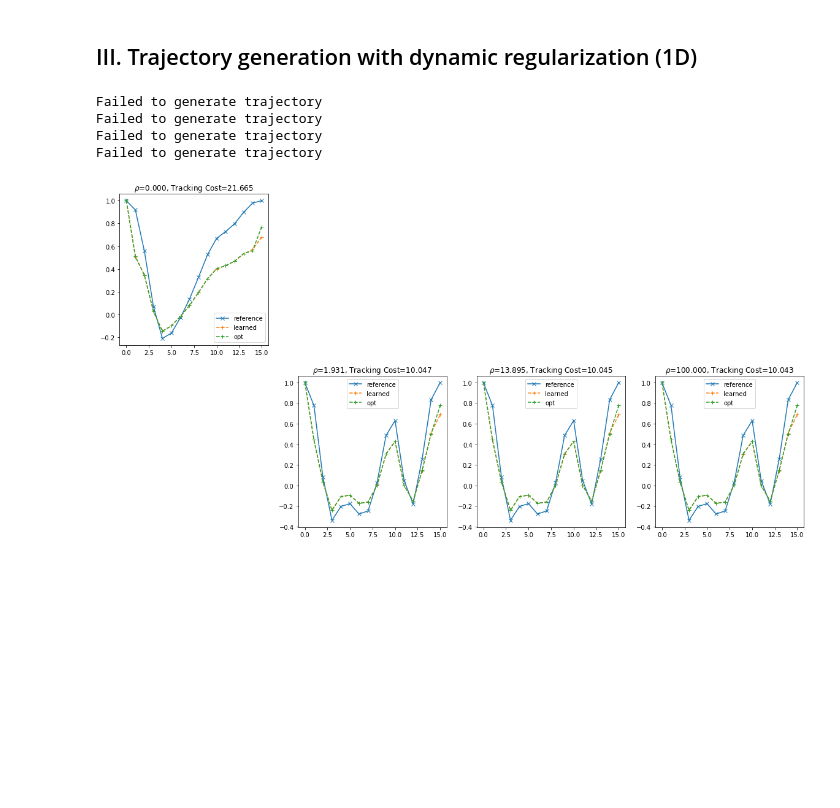
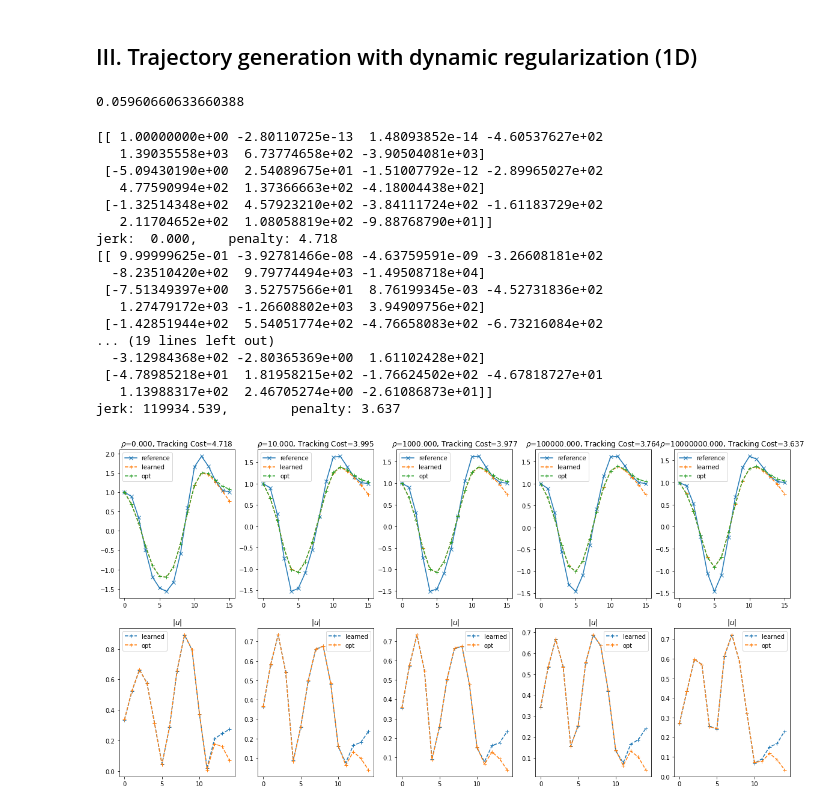
Before and after one commit to Nusha97/Layered-control-architectures-for-Robotics, a Jupyter notebook: tracking/LSTD Tutorial.ipynb, the cells around one changed output. Cells and saved outputs as stored; diff of their text form; code cells hidden in the pictures; blank space fills up the shorter version.

```diff
--- a/tracking/LSTD Tutorial.ipynb
+++ b/tracking/LSTD Tutorial.ipynb
@@ -136,7 +136,7 @@ p = 1
 q = 1
 sigma = 0
 A, B = test_utils.random_env(p, q, Anorm=0.99)
-Q, R = 10 * np.eye(p), np.eye(q)
+Q, R = 1 * np.eye(p), np.eye(q)
 Tref = 15
 # Construct augmented system for tracking
 At, Bt, Qt, Rt = lstd.nominal_to_tracking(A, B, Q, R, Tref)
@@ -176,30 +153,75 @@ learned_ctrl = test_utils.linear_feedback_controller(K)
+# %%
+# Collect trajectory
+ctrl = test_utils.random_controller(q)
+num_trajs = 5000
+T = Tref
+xtrajs, utrajs, rtrajs = [], [], []
+for _ in range(num_trajs):
+    # Sample a reference trajectory
+    #ref = test_utils.sample_ref_traj(p, T, order=8).flatten(order='F')
+    #ref = trajgen.min_jerk(waypoints, ts, order, Tref)[1]
+    ref = np.random.randn(p*(T+2))
+    # Collect trajectory using random tracking controller
+    xtraj, utraj, rtraj = test_utils.sample_traj(At, Bt, Qt, Rt, ctrl, T, ref, sigma=sigma)
+    xtrajs.append(xtraj)
+    utrajs.append(utraj)
+    rtrajs.append(rtraj)
+traj = lstd.construct_traj_list(xtrajs, utrajs, rtrajs)
+
+# Train a tracking controller
+K0 = np.random.random((q, p))
+K, P = lstd.lspi(traj, 0.99, max_iter=50, sigma=sigma)
+learned_ctrl = test_utils.linear_feedback_controller(K)
+# %%
+test_utils.relerr(Pstar, P)
+# %% [output]
+0.05960660633660388
 # %%
 # Spline trajectory
-waypoints = [1, np.random.randn(), np.random.randn(), 1]
-rhos = np.logspace(-4, 2, 8)
+#waypoints = [1, np.random.randn(), np.random.randn(), 1]
+rhos = np.concatenate([[0], np.logspace(1, 7, 4)])
 
 plt.figure(figsize=(20, 10))
 for i, rho in enumerate(rhos):
-    ret = trajgen.min_jerk(waypoints, ts, 8, Tref, P=Pvi, rho=rho)
+    ret = trajgen.min_jerk(waypoints, ts, 7, Tref, P=P, rho=rho)
     if ret is None:
         continue
     else:
         _, ref, tc = ret
     d0 = np.concatenate([[waypoints[0]], ref])
     xtraj, utraj, rtraj = test_utils.sample_traj(At, Bt, Qt, Rt, learned_ctrl, Tref, d0, sigma=0)
     xopt, uopt, ropt = test_utils.sample_traj(At, Bt, Qt, Rt, static_opt_ctrl, Tref, d0, sigma=0)
     vi_ctrlr = test_utils.TVcontroller(Kvi[:])
     xvi, uvi, rvi = test_utils.sample_traj(At, Bt, Qt, Rt, vi_ctrlr.ctrl, Tref, d0, sigma=0)
 
-    plt.subplot(2, int(len(rhos)/2), i+1)
+    plt.subplot(2, len(rhos), i+1)
     plt.plot(np.arange(Tref+1), ref, 'x-', label='reference')
     plt.plot(np.arange(Tref+1), xtraj[:,0], '+--', label='learned')
     plt.plot(np.arange(Tref+1), xvi[:,0], '+--', label='opt')
     plt.legend()
     plt.title(r'$\rho$={:.3f}, Tracking Cost={:.3f}'.format(rho, tc))
+
+    plt.subplot(2, len(rhos), i+1+len(rhos))
+    plt.plot(np.arange(Tref), np.abs(utraj)[:,0], '+--', label='learned')
+    plt.plot(np.arange(Tref), np.abs(uvi)[:,0], '+--', label='opt')
+    plt.legend()
+    plt.title(r'$|u|$'.format(rho, tc))
 # %% [output]
-Failed to generate trajectory
-Failed to generate trajectory
-Failed to generate trajectory
-Failed to generate trajectory
+[[ 1.00000000e+00 -2.80110725e-13  1.48093852e-14 -4.60537627e+02
+   1.39035558e+03  6.73774658e+02 -3.90504081e+03]
+ [-5.09430190e+00  2.54089675e+01 -1.51007792e-12 -2.89965027e+02
+   4.77590994e+02  1.37366663e+02 -4.18004438e+02]
+ [-1.32514348e+02  4.57923210e+02 -3.84111724e+02 -1.61183729e+02
+   2.11704652e+02  1.08058819e+02 -9.88768790e+01]]
+jerk:  0.000,    penalty: 4.718
+[[ 9.99999625e-01 -3.92781466e-08 -4.63759591e-09 -3.26608181e+02
+  -8.23510420e+02  9.79774494e+03 -1.49508718e+04]
+ [-7.51349397e+00  3.52757566e+01  8.76199345e-03 -4.52731836e+02
+   1.27479172e+03 -1.26608802e+03  3.94909756e+02]
+ [-1.42851944e+02  5.54051774e+02 -4.76658083e+02 -6.73216084e+02
+... (19 lines left out)
+  -3.12984368e+02 -2.80365369e+00  1.61102428e+02]
+ [-4.78985218e+01  1.81958215e+02 -1.76624502e+02 -4.67818727e+01
+   1.13988317e+02  2.46705274e+00 -2.61086873e+01]]
+jerk: 119934.539,        penalty: 3.637
-[figure, old version]
+[figure, new version]
```
Also changed, not shown: parts of 9 cells of this notebook, 2 other files.
